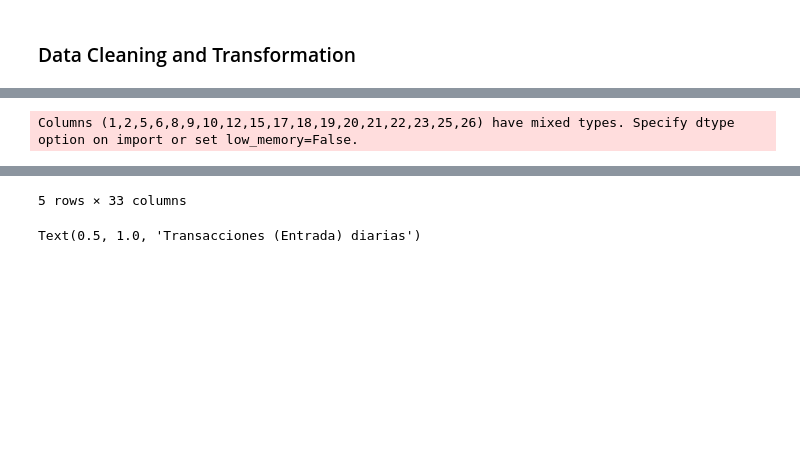
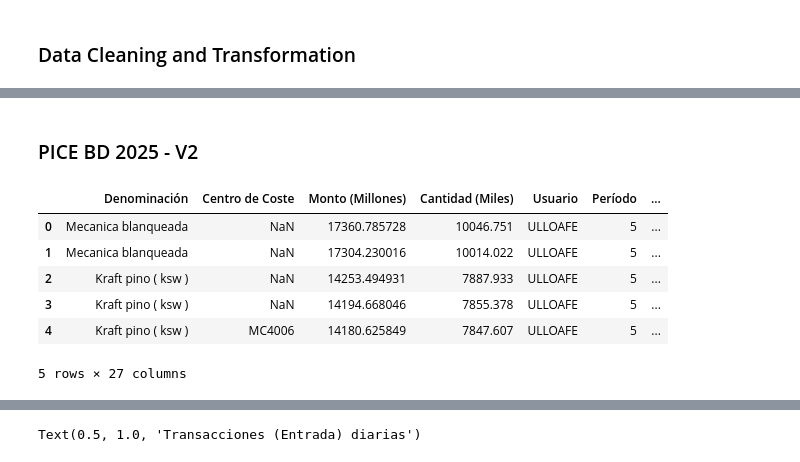
Before and after one commit to danielbenavides-git/PICE, a Jupyter notebook: Data Analysis - SW - S2.ipynb, the cells around one changed output, grey strips where cells are left out. Saved outputs shown, nothing was run; the diff lists cells and outputs as text; code cells hidden in the pictures; blank space fills up the shorter version.

```diff
--- a/Data Analysis - SW - S2.ipynb
+++ b/Data Analysis - SW - S2.ipynb
@@ -97,7 +162,15 @@ Columns (2,3,4,5,6,9,10,13,14,15,17,20,22,23,26,27,28,29,30,31,32,33,35,36) have
 Parsing dates in %d.%m.%Y format when dayfirst=False (the default) was specified. Pass `dayfirst=True` or specify a format to silence this warning.
+# %% [markdown]
+### PICE BD 2025 - V2
 # %%
-df.to_csv("PICE BD 2025 - Joint_CnT.csv", index=False)
-df = pd.read_csv("PICE BD 2025 - Joint_CnT.csv")
-df.head()
+db.to_csv("PICE BD 2025 - V2.csv", index=False)
+db = pd.read_csv("PICE BD 2025 - V2.csv", low_memory=False)
+db.head()
 # %% [output]
+|  | Denominación | Centro de Coste | Monto (Millones) | Cantidad (Miles) | Usuario | Período | ... |
+| 0 | Mecanica blanqueada | NaN | 17360.785728 | 10046.751 | ULLOAFE | 5 | ... |
+| 1 | Mecanica blanqueada | NaN | 17304.230016 | 10014.022 | ULLOAFE | 5 | ... |
+| 2 | Kraft pino ( ksw ) | NaN | 14253.494931 | 7887.933 | ULLOAFE | 5 | ... |
+| 3 | Kraft pino ( ksw ) | NaN | 14194.668046 | 7855.378 | ULLOAFE | 5 | ... |
+| 4 | Kraft pino ( ksw ) | MC4006 | 14180.625849 | 7847.607 | ULLOAFE | 5 | ... |
-Columns (1,2,5,6,8,9,10,12,15,17,18,19,20,21,22,23,25,26) have mixed types. Specify dtype option on import or set low_memory=False.
+5 rows × 27 columns
@@ -110,3 +177,2 @@ Columns (1,2,5,6,8,9,10,12,15,17,18,19,20,21,22,23,25,26) have mixed types. Spec
-5 rows × 33 columns
 # %%
 # Heatmap of number of transactions by day and month
```
Also changed, not shown: parts of 14 cells of this notebook.
